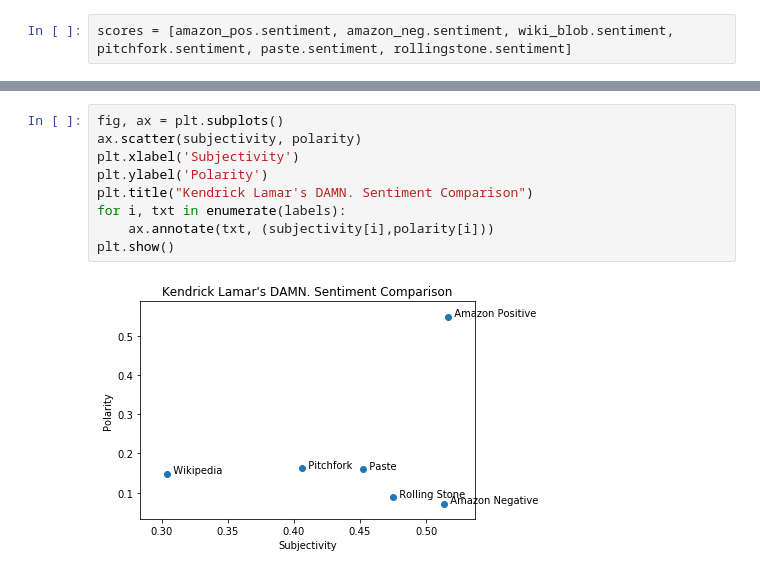
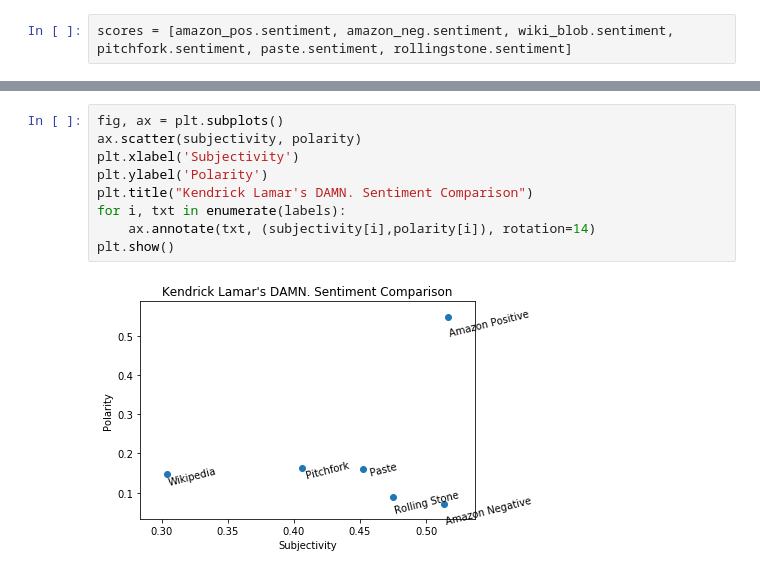
Before and after one commit to andrewjbashford/GalvanizeCapstone, a Jupyter notebook: Subjectivity - Polarity Benchmarks.ipynb, the cells around one changed output, grey strips where cells are left out. Cells and saved outputs as stored; diff of their text form.

```diff
--- a/Subjectivity - Polarity Benchmarks.ipynb
+++ b/Subjectivity - Polarity Benchmarks.ipynb
@@ -169,11 +167,11 @@ labels
 # %%
 fig, ax = plt.subplots()
 ax.scatter(subjectivity, polarity)
 plt.xlabel('Subjectivity')
 plt.ylabel('Polarity')
 plt.title("Kendrick Lamar's DAMN. Sentiment Comparison")
 for i, txt in enumerate(labels):
-    ax.annotate(txt, (subjectivity[i],polarity[i]))
+    ax.annotate(txt, (subjectivity[i],polarity[i]), rotation=14)
 plt.show()
 # %% [output]
-[figure, old version]
+[figure, new version]
```
Also changed, not shown: parts of 4 cells of this notebook.
